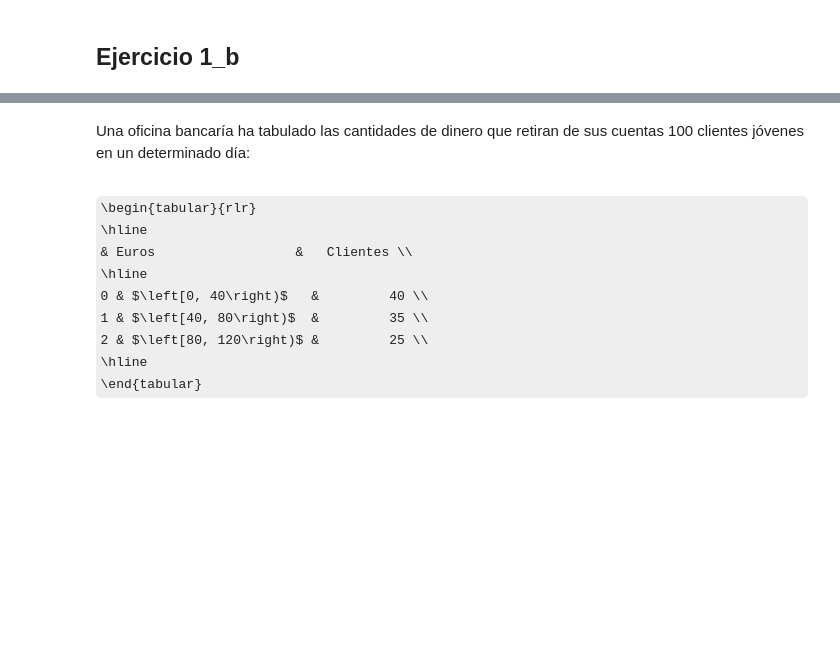
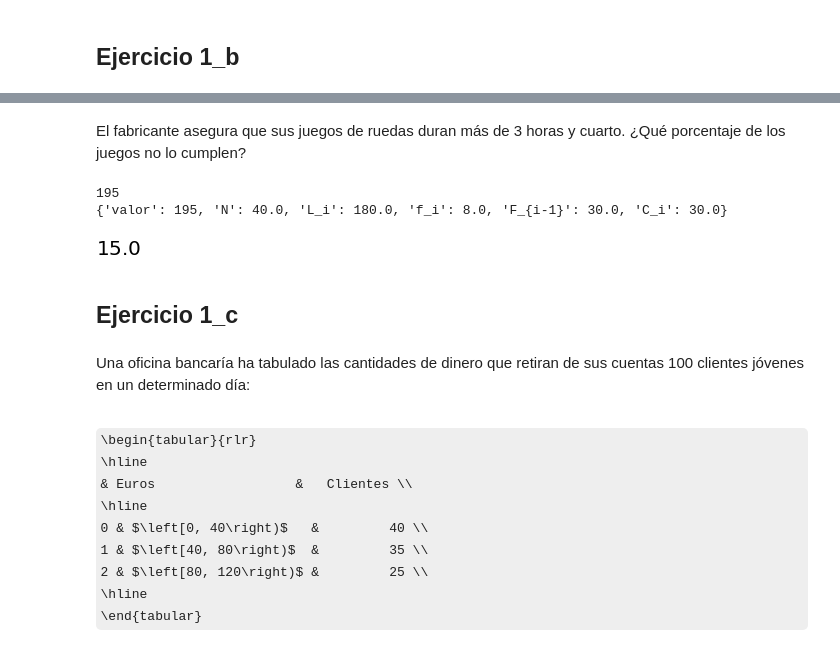
Before and after one commit to crdguez/mat1bac_ccss, a Jupyter notebook: notebooks/ejercicios de estadistica.ipynb, the cells around one changed output, grey strips where cells are left out. Cells and saved outputs as stored; diff of their text form; code cells hidden in the pictures; some formulas as TeX source; blank space fills up the shorter version.

```diff
--- a/notebooks/ejercicios de estadistica.ipynb
+++ b/notebooks/ejercicios de estadistica.ipynb
@@ -175,3 +319,29 @@ print({'valor':valor, 'N': N, 'L_i': L, 'f_i': f, 'F_{i-1}':F, 'C_i':C})
+# %% [markdown]
+El fabricante asegura que sus juegos de ruedas duran más de 3 horas y cuarto. ¿Qué porcentaje de los juegos no lo cumplen?
+# %%
+valor = 195
+print(valor)
+ind = tabla.loc[tabla.lim_inf<=valor].iloc[-1:].index[0]
+
+if ind == 0 :
+    F = 0
+else:
+    F = tabla.iloc[ind-1].F_i
+
+N = totales.f_i[0]
+L = tabla.iloc[ind].lim_inf
+f = tabla.iloc[ind].f_i
+C = tabla.iloc[ind].lim_sup - tabla.iloc[ind].lim_inf
+
+print({'valor':valor, 'N': N, 'L_i': L, 'f_i': f, 'F_{i-1}':F, 'C_i':C})
+
+100-solve(Eq(valor,L+C*(x*N/100-F)/f))[0]
+# %% [output]
+195
+{'valor': 195, 'N': 40.0, 'L_i': 180.0, 'f_i': 8.0, 'F_{i-1}': 30.0, 'C_i': 30.0}
+[figure, added]
+# %% [markdown]
+## Ejercicio 1_c
 # %% [markdown]
 Una oficina bancaría ha tabulado las cantidades de dinero que retiran de sus cuentas 100 clientes jóvenes en
 un determinado día:
```
Also changed, not shown: parts of 13 cells of this notebook, 7 other files.
